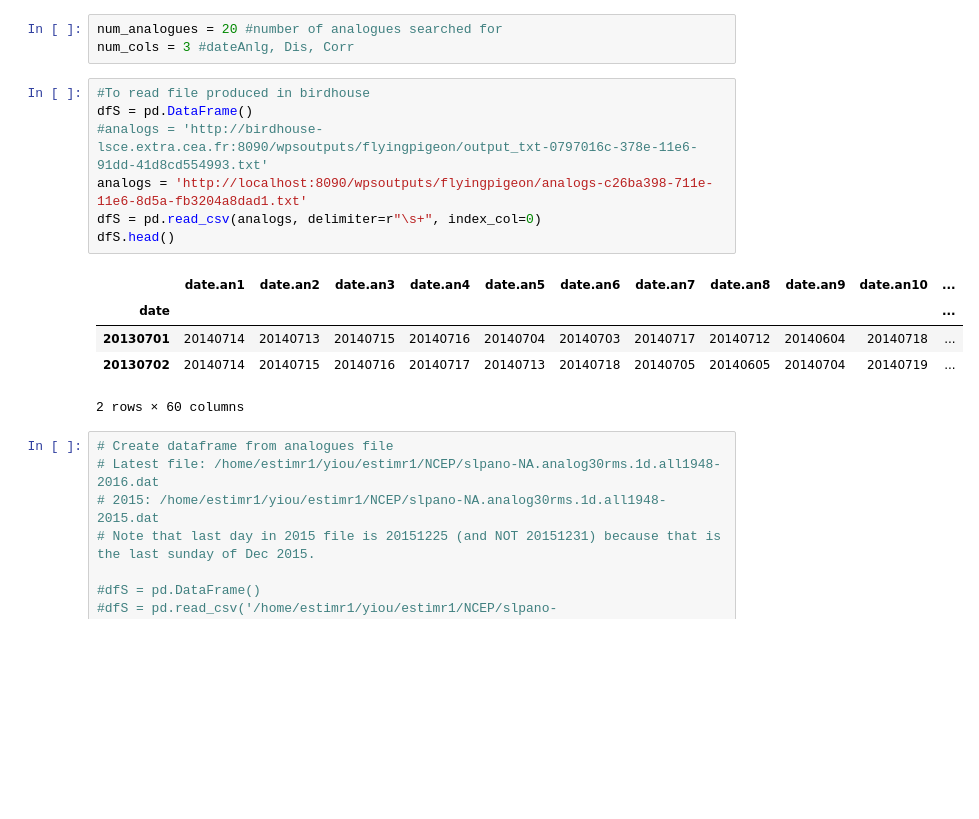
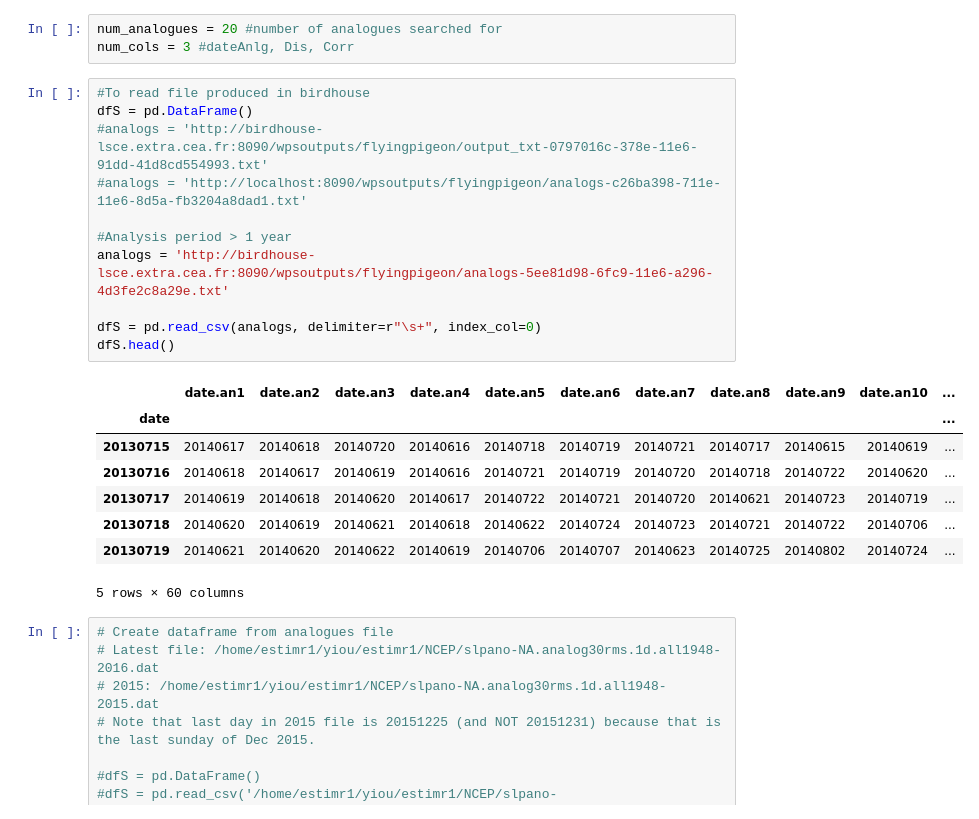
Before and after one commit to KatiRG/analogues, a Jupyter notebook: Build_analogues-all.ipynb, the cells around one changed output. Saved outputs shown, nothing was run; the diff lists cells and outputs as text; blank space fills up the shorter version.

```diff
--- a/Build_analogues-all.ipynb
+++ b/Build_analogues-all.ipynb
@@ -16,16 +16,23 @@ num_cols = 3 #dateAnlg, Dis, Corr
 # %%
 #To read file produced in birdhouse
 dfS = pd.DataFrame()
 #analogs = 'http://birdhouse-lsce.extra.cea.fr:8090/wpsoutputs/flyingpigeon/output_txt-0797016c-378e-11e6-91dd-41d8cd554993.txt'
-analogs = 'http://localhost:8090/wpsoutputs/flyingpigeon/analogs-c26ba398-711e-11e6-8d5a-fb3204a8dad1.txt'
+#analogs = 'http://localhost:8090/wpsoutputs/flyingpigeon/analogs-c26ba398-711e-11e6-8d5a-fb3204a8dad1.txt'
+
+#Analysis period > 1 year
+analogs = 'http://birdhouse-lsce.extra.cea.fr:8090/wpsoutputs/flyingpigeon/analogs-5ee81d98-6fc9-11e6-a296-4d3fe2c8a29e.txt'
+
 dfS = pd.read_csv(analogs, delimiter=r"\s+", index_col=0)
 dfS.head()
 # %% [output]
 |  | date.an1 | date.an2 | date.an3 | date.an4 | date.an5 | date.an6 | date.an7 | date.an8 | date.an9 | date.an10 | ... |
 | date |  |  |  |  |  |  |  |  |  |  | ... |
-| 20130701 | 20140714 | 20140713 | 20140715 | 20140716 | 20140704 | 20140703 | 20140717 | 20140712 | 20140604 | 20140718 | ... |
-| 20130702 | 20140714 | 20140715 | 20140716 | 20140717 | 20140713 | 20140718 | 20140705 | 20140605 | 20140704 | 20140719 | ... |
+| 20130715 | 20140617 | 20140618 | 20140720 | 20140616 | 20140718 | 20140719 | 20140721 | 20140717 | 20140615 | 20140619 | ... |
+| 20130716 | 20140618 | 20140617 | 20140619 | 20140616 | 20140721 | 20140719 | 20140720 | 20140718 | 20140722 | 20140620 | ... |
+| 20130717 | 20140619 | 20140618 | 20140620 | 20140617 | 20140722 | 20140721 | 20140720 | 20140621 | 20140723 | 20140719 | ... |
+| 20130718 | 20140620 | 20140619 | 20140621 | 20140618 | 20140622 | 20140724 | 20140723 | 20140721 | 20140722 | 20140706 | ... |
+| 20130719 | 20140621 | 20140620 | 20140622 | 20140619 | 20140706 | 20140707 | 20140623 | 20140725 | 20140802 | 20140724 | ... |
-2 rows × 60 columns
+5 rows × 60 columns
 # %%
 # Create dataframe from analogues file
 # Latest file: /home/estimr1/yiou/estimr1/NCEP/slpano-NA.analog30rms.1d.all1948-2016.dat
```
Also changed, not shown: parts of 14 cells of this notebook, 1 other file.
